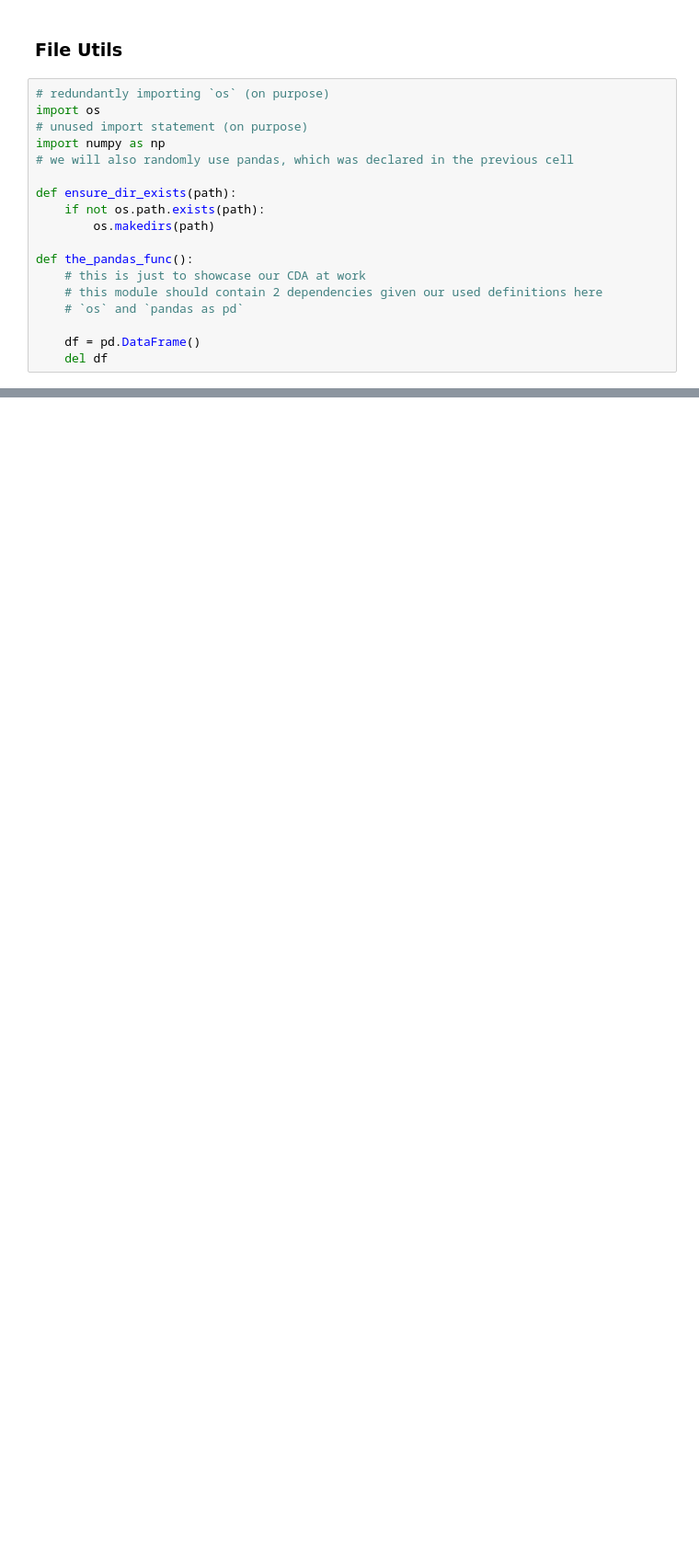
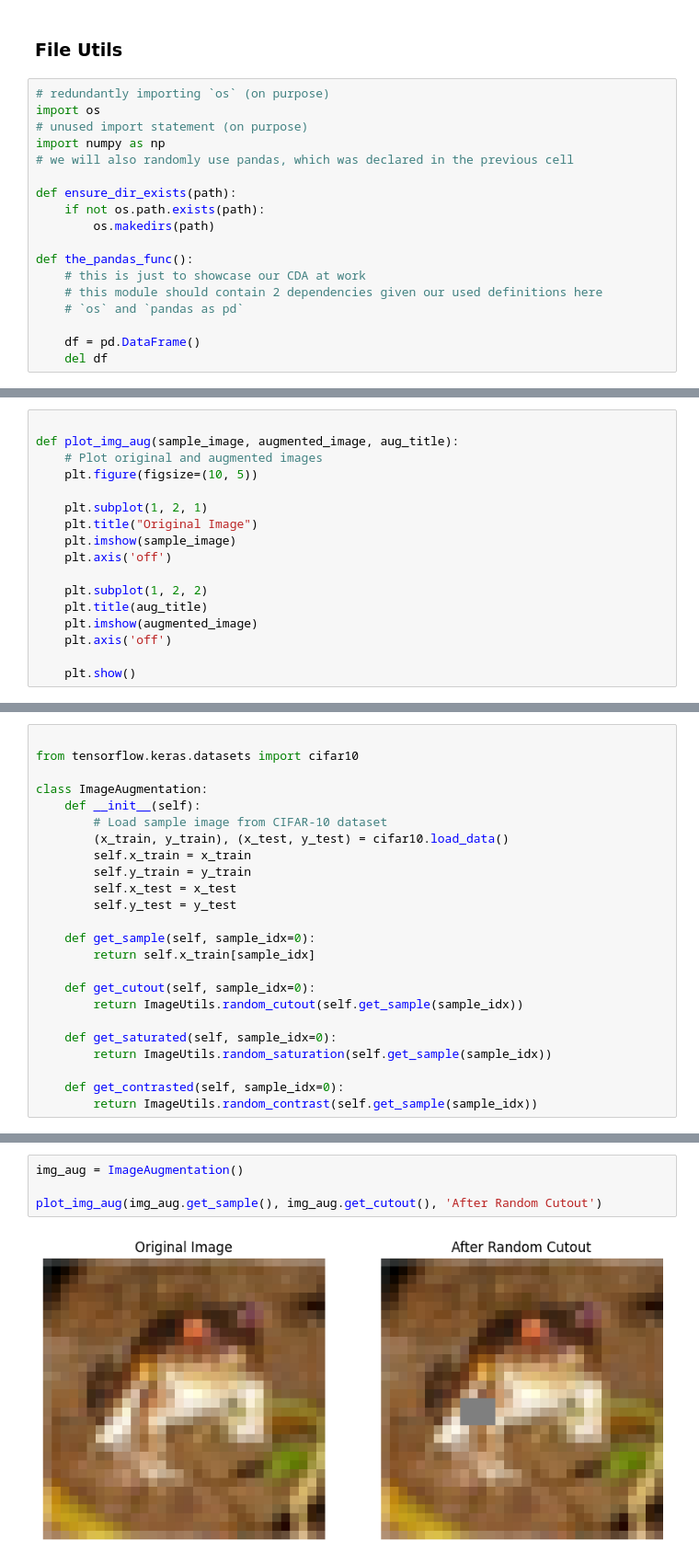
Before and after one commit to ThunderStruct/nbrefactor, a Jupyter notebook: demo/examples/sample_all_features.ipynb, the cells around one changed output, grey strips where cells are left out. Shown at 92% size. Cells and saved outputs as stored; diff of their text form; blank space fills up the shorter version.

```diff
--- a/demo/examples/sample_all_features.ipynb
+++ b/demo/examples/sample_all_features.ipynb
@@ -162,0 +227,17 @@ class MLUtils:
+# %%
+
+def plot_img_aug(sample_image, augmented_image, aug_title):
+    # Plot original and augmented images
+    plt.figure(figsize=(10, 5))
+
+    plt.subplot(1, 2, 1)
+    plt.title("Original Image")
+    plt.imshow(sample_image)
+    plt.axis('off')
+
+    plt.subplot(1, 2, 2)
+    plt.title(aug_title)
+    plt.imshow(augmented_image)
+    plt.axis('off')
+
+    plt.show()
@@ -162,0 +253,24 @@ class MLUtils:
+# %%
+
+from tensorflow.keras.datasets import cifar10
+
+class ImageAugmentation:
+    def __init__(self):
+        # Load sample image from CIFAR-10 dataset
+        (x_train, y_train), (x_test, y_test) = cifar10.load_data()
+        self.x_train = x_train
+        self.y_train = y_train
+        self.x_test = x_test
+        self.y_test = y_test
+
+    def get_sample(self, sample_idx=0):
+        return self.x_train[sample_idx]
+
+    def get_cutout(self, sample_idx=0):
+        return ImageUtils.random_cutout(self.get_sample(sample_idx))
+
+    def get_saturated(self, sample_idx=0):
+        return ImageUtils.random_saturation(self.get_sample(sample_idx))
+
+    def get_contrasted(self, sample_idx=0):
+        return ImageUtils.random_contrast(self.get_sample(sample_idx))
@@ -162,0 +281,6 @@ class MLUtils:
+# %%
+img_aug = ImageAugmentation()
+
+plot_img_aug(img_aug.get_sample(), img_aug.get_cutout(), 'After Random Cutout')
+# %% [output]
+[figure, added]
```
Also changed, not shown: parts of 29 cells of this notebook, 6 other files.
